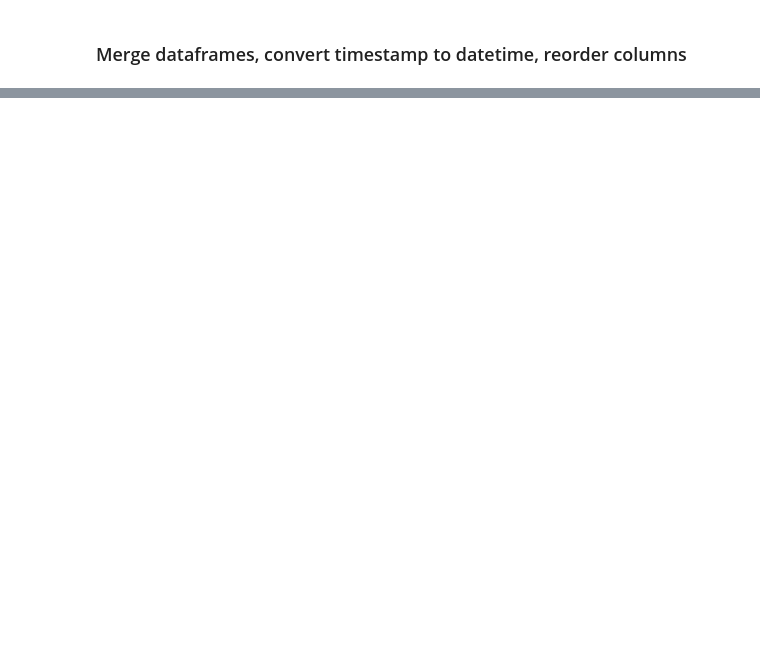
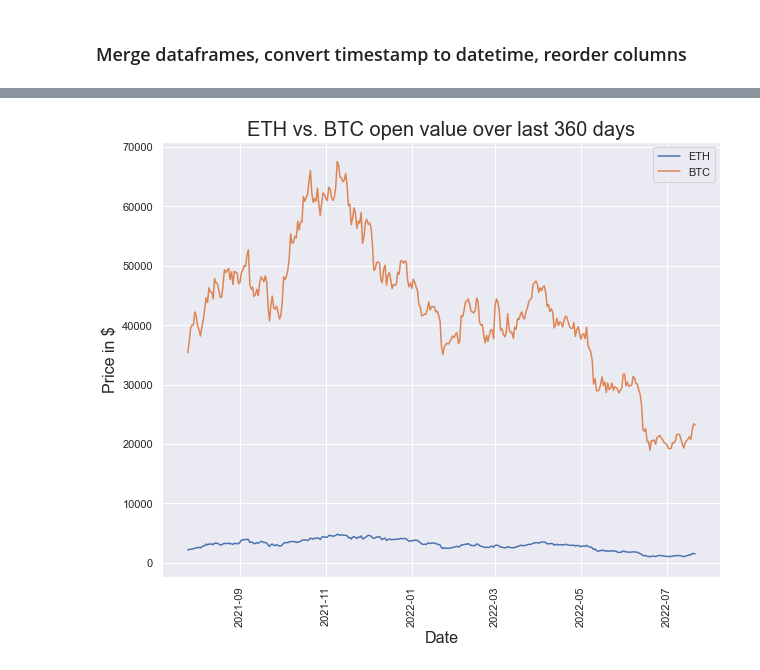
Before and after one commit to StyrmirThorarins/crypto, a Jupyter notebook: python/data handling workbook.ipynb, the cells around one changed output, grey strips where cells are left out. Saved outputs shown, nothing was run; the diff lists cells and outputs as text; code cells hidden in the pictures; blank space fills up the shorter version.

Commit message:
completed workbook data handling and output example with graph

```diff
--- a/python/data handling workbook.ipynb
+++ b/python/data handling workbook.ipynb
@@ -103,0 +113,8 @@ df_join
+# %%
+df_chart_1 = df_join.loc[df_join['crypto'] == acronym_1]
+df_chart_2 = df_join.loc[df_join['crypto'] == acronym_2]
+df_chart_1.reset_index(drop=True, inplace=True)
+df_chart_2.reset_index(drop=True, inplace=True)
+
+df_chart = pd.DataFrame({'date': df_chart_1['time'], acronym_1: df_chart_1['open'], acronym_2: df_chart_2['open']})
+df_chart
@@ -103,0 +135,14 @@ df_join
+# %%
+p = sns.lineplot()
+p.plot(df_chart['date'], df_chart[acronym_1])
+p.plot(df_chart['date'], df_chart[acronym_2])
+p.tick_params(axis='x', rotation=90)
+p.title.set_text('{acronym_1} vs. {acronym_2} open value over last {limit} days'.format(acronym_1=acronym_1, acronym_2 = acronym_2, limit = limit))
+p.title.set_fontsize(20)
+p.set_xlabel('Date', fontsize=16)
+p.set_ylabel('Price in $', fontsize=16)
+plt.legend([acronym_1, acronym_2])
+sns.set(rc={'figure.figsize':(10,8)})
+plt.show()
+# %% [output]
+[figure, added]
```
Also changed, not shown: parts of 11 cells of this notebook.
